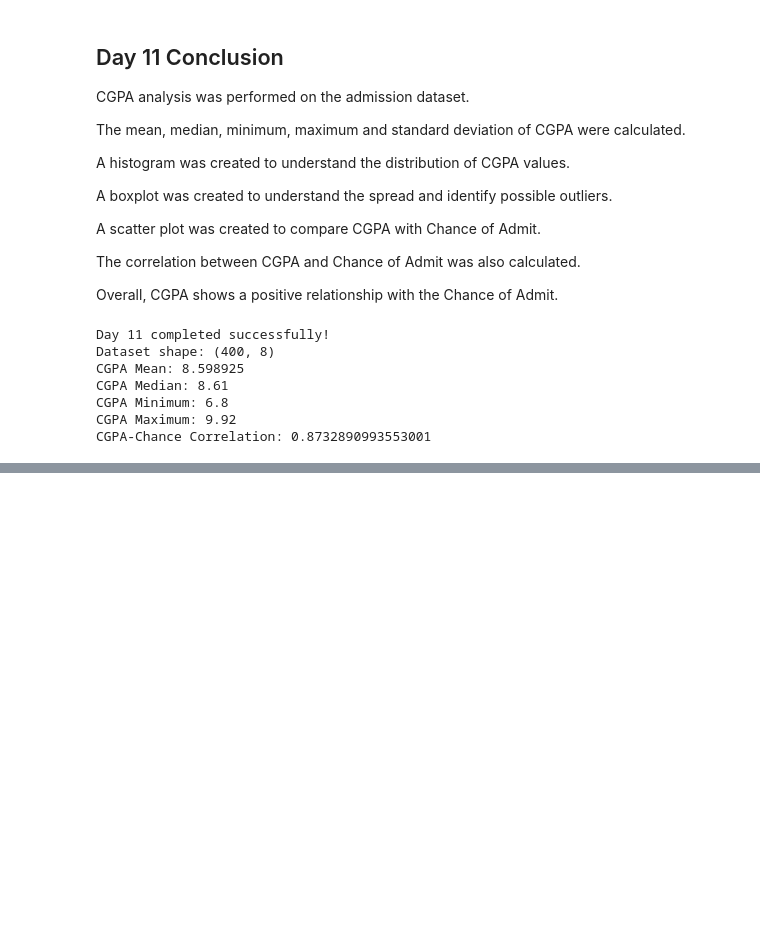
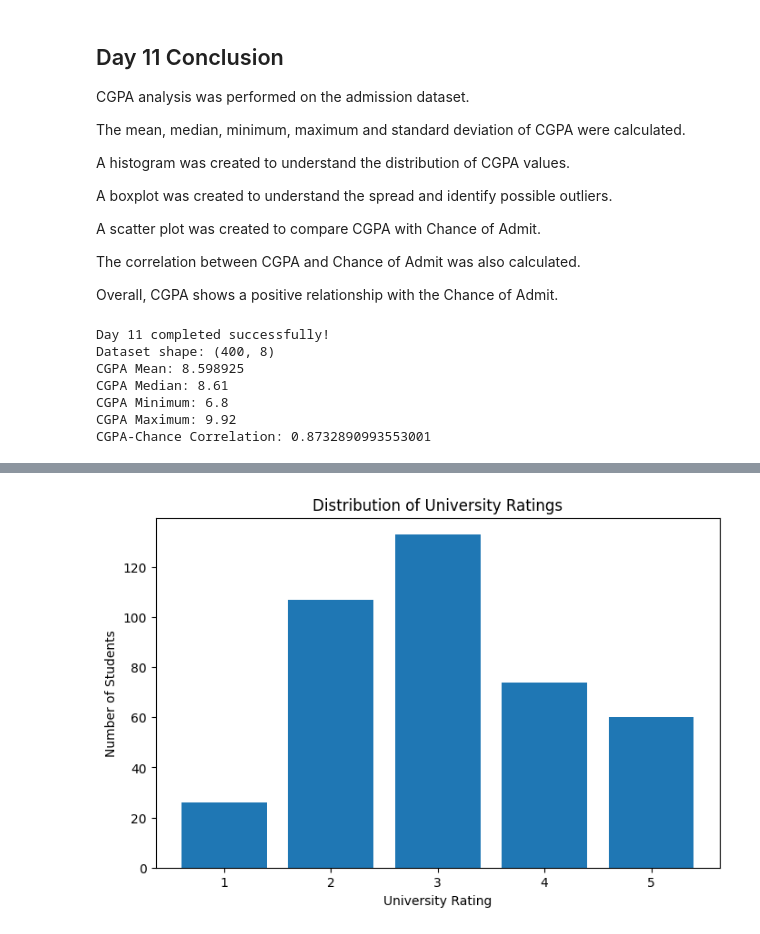
Before and after one commit to sumanamishra1120-ux/Chance-of-Admission-Higher-Studies, a Jupyter notebook: Chance_of_Admission_Higher_Studies.ipynb, the cells around one changed output, grey strips where cells are left out. Drawn from its saved outputs; the diff is of its cells as text; code cells hidden in the pictures; blank space fills up the shorter version.

Commit message:
Day 12 - University rating analysis

```diff
--- a/Chance_of_Admission_Higher_Studies.ipynb
+++ b/Chance_of_Admission_Higher_Studies.ipynb
@@ -1238,0 +1326,17 @@ CGPA-Chance Correlation: 0.8732890993553001
+# %%
+
+import matplotlib.pyplot as plt
+
+rating_counts = df["university_rating"].value_counts().sort_index()
+
+plt.figure(figsize=(8, 5))
+plt.bar(rating_counts.index, rating_counts.values)
+
+plt.title("Distribution of University Ratings")
+plt.xlabel("University Rating")
+plt.ylabel("Number of Students")
+plt.xticks(rating_counts.index)
+
+plt.show()
+# %% [output]
+[figure, added]
```
Also changed, not shown: parts of 16 cells of this notebook.
